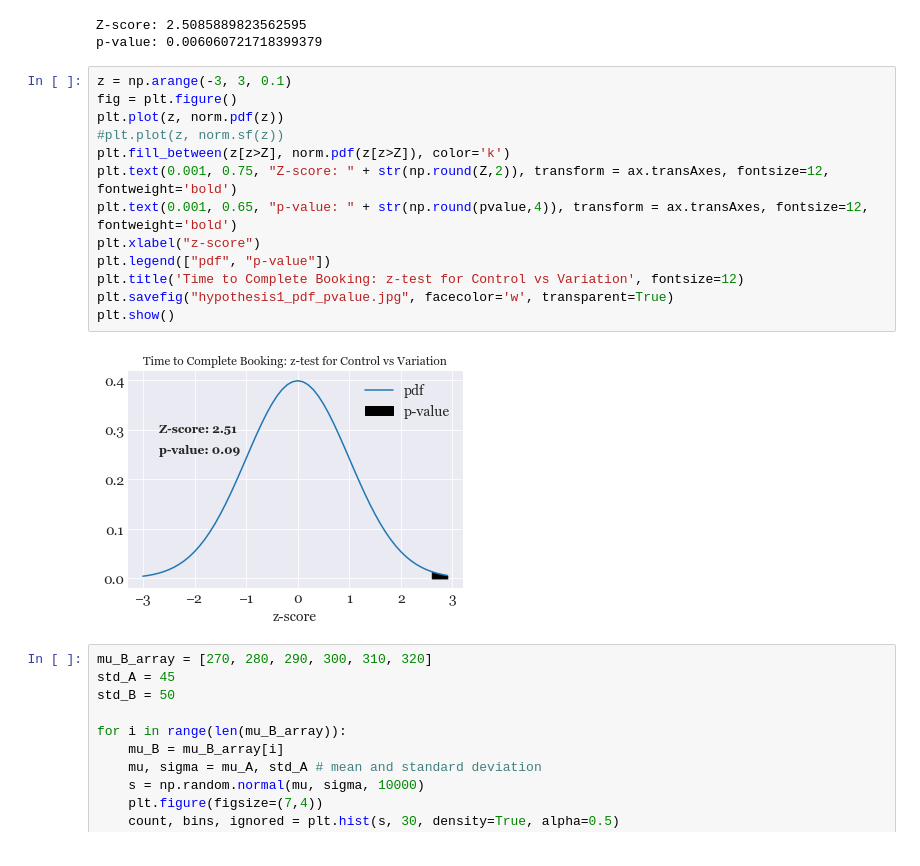
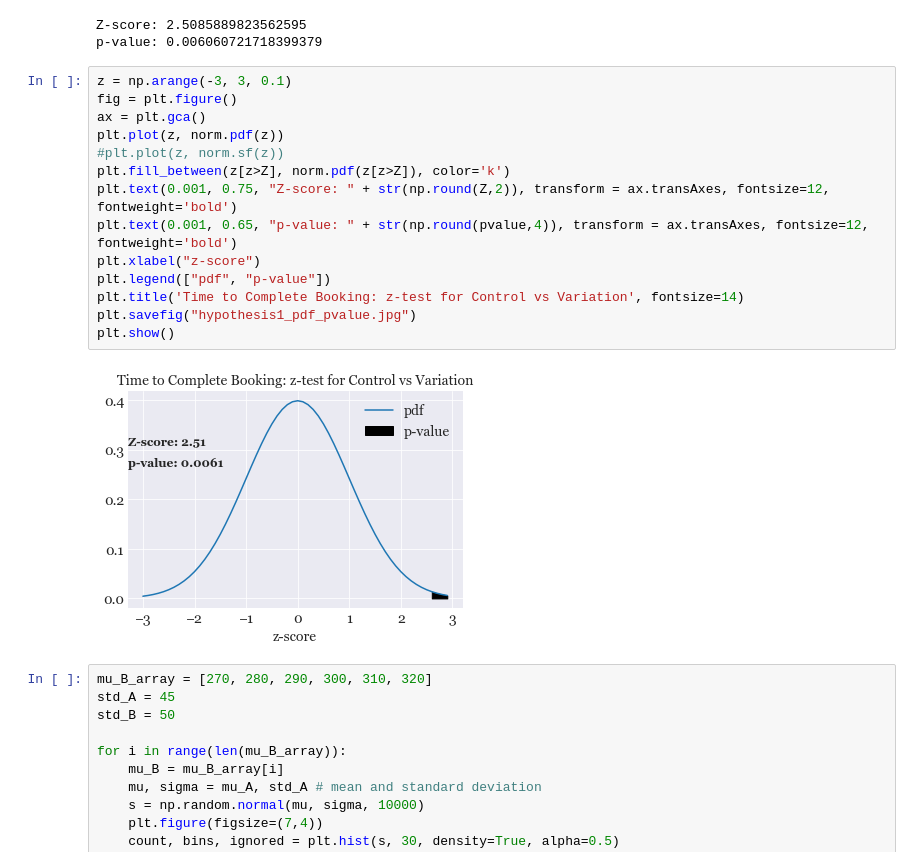
Before and after one commit to deepak-karkala/airbnb-data-science, a Jupyter notebook: notebooks/rank_listings_by_image_aesthetics.ipynb, the cells around one changed output. Cells and saved outputs as stored; diff of their text form.

```diff
--- a/notebooks/rank_listings_by_image_aesthetics.ipynb
+++ b/notebooks/rank_listings_by_image_aesthetics.ipynb
@@ -238,18 +238,19 @@ p-value: 0.006060721718399379
 # %%
 z = np.arange(-3, 3, 0.1)
 fig = plt.figure()
+ax = plt.gca()
 plt.plot(z, norm.pdf(z))
 #plt.plot(z, norm.sf(z))
 plt.fill_between(z[z>Z], norm.pdf(z[z>Z]), color='k')
 plt.text(0.001, 0.75, "Z-score: " + str(np.round(Z,2)), transform = ax.transAxes, fontsize=12, fontweight='bold')
 plt.text(0.001, 0.65, "p-value: " + str(np.round(pvalue,4)), transform = ax.transAxes, fontsize=12, fontweight='bold')
 plt.xlabel("z-score")
 plt.legend(["pdf", "p-value"])
-plt.title('Time to Complete Booking: z-test for Control vs Variation', fontsize=12)
-plt.savefig("hypothesis1_pdf_pvalue.jpg", facecolor='w', transparent=True)
+plt.title('Time to Complete Booking: z-test for Control vs Variation', fontsize=14)
+plt.savefig("hypothesis1_pdf_pvalue.jpg")
 plt.show()
 # %% [output]
-[figure, old version]
+[figure, new version]
 # %%
 mu_B_array = [270, 280, 290, 300, 310, 320]
 std_A = 45
```
Also changed, not shown: parts of 1 cell of this notebook, 24 other files.
